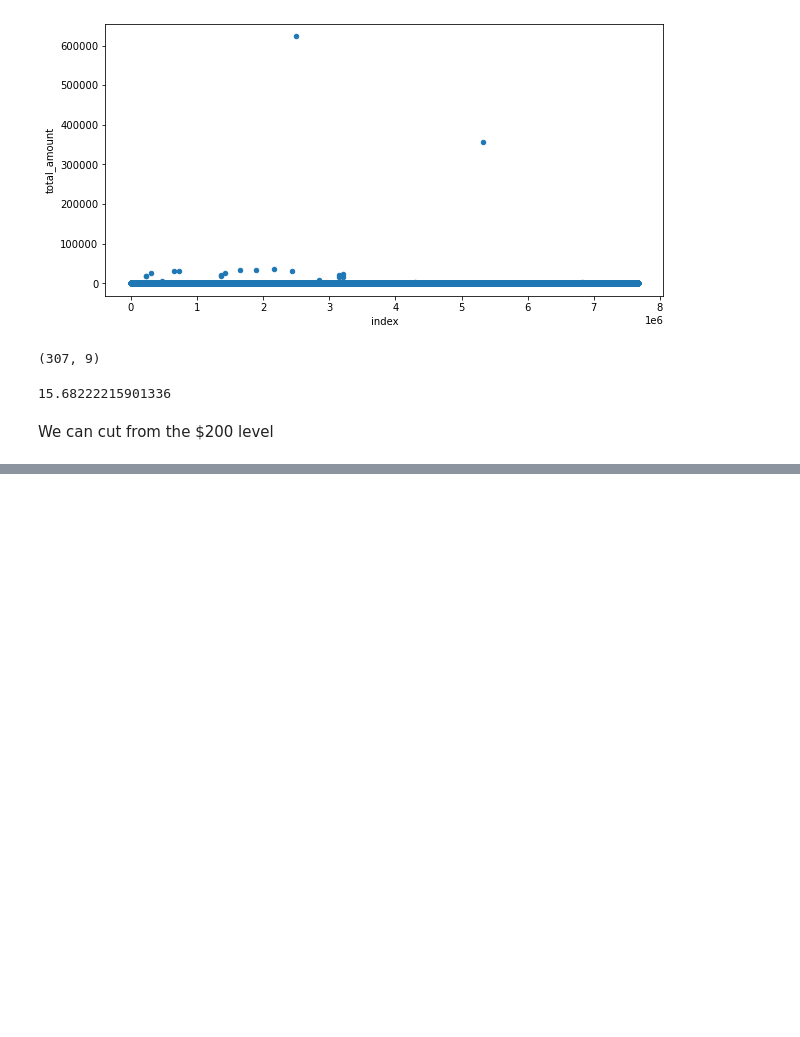
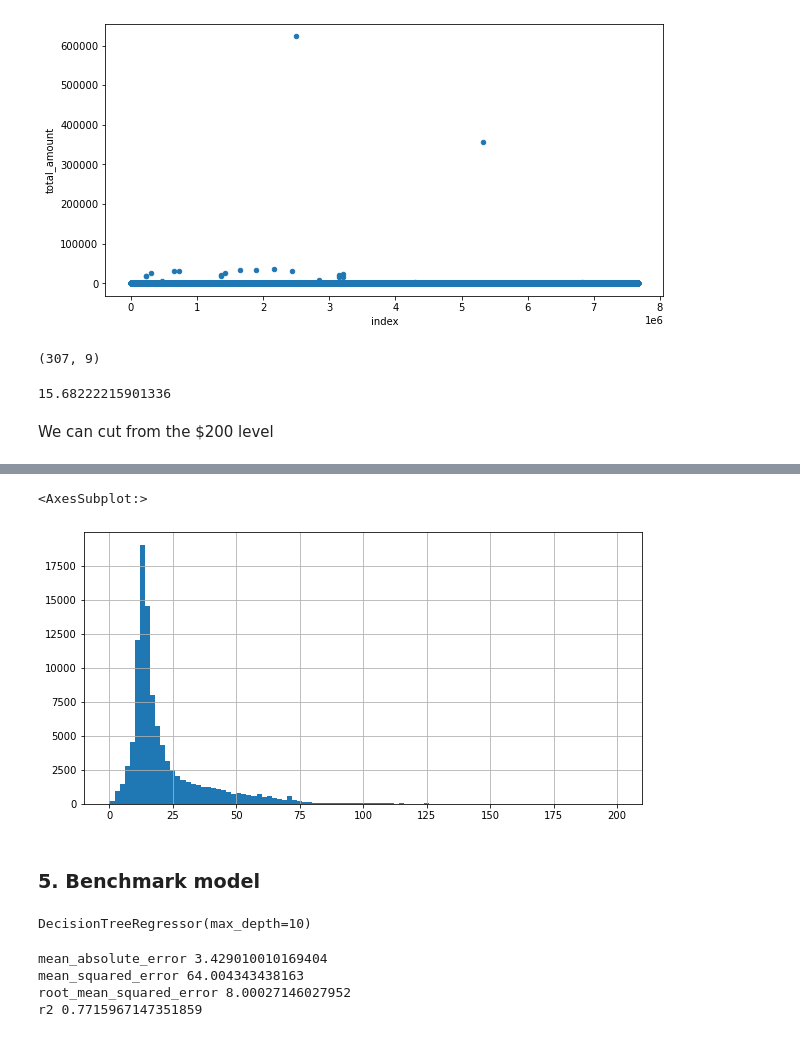
Before and after one commit to Abkhen/New-York-Taxi-Analysis, a Jupyter notebook: Presentable Notebook.ipynb, the cells around one changed output, grey strips where cells are left out. Cells and saved outputs as stored; diff of their text form; code cells hidden in the pictures; blank space fills up the shorter version.

```diff
--- a/Presentable Notebook.ipynb
+++ b/Presentable Notebook.ipynb
@@ -182,0 +335,7 @@ We can cut from the $200 level
+# %%
+taxi_grouped_by_region['total_amount'].hist(bins=100, figsize=(10,5))
+# %% [output]
+<AxesSubplot:>
+[figure, added]
+# %% [markdown]
+### 5. Benchmark model
@@ -182,0 +359,21 @@ We can cut from the $200 level
+# %%
+#Fit model to the data
+tree = DecisionTreeRegressor(max_depth=10)
+tree.fit(X_train, y_train)
+# %% [output]
+DecisionTreeRegressor(max_depth=10)
+# %%
+#Evaluate the model with metrics
+model_at_hand = tree
+
+y_pred_b = model_at_hand.predict(X_test)
+
+print('mean_absolute_error', mean_absolute_error(y_test, y_pred_b))#Difference between what was predicted and the actual value
+print('mean_squared_error', mean_squared_error(y_test, y_pred_b))#Square of difference between what was predicted and the actual value
+print('root_mean_squared_error', sqrt(mean_squared_error(y_test, y_pred_b)))#Rooted squared error
+print('r2', r2_score(y_test, y_pred_b))#How well model fits the pattern of the data
+# %% [output]
+mean_absolute_error 3.429010010169404
+mean_squared_error 64.004343438163
+root_mean_squared_error 8.00027146027952
+r2 0.7715967147351859
```
Also changed, not shown: parts of 38 cells of this notebook.
